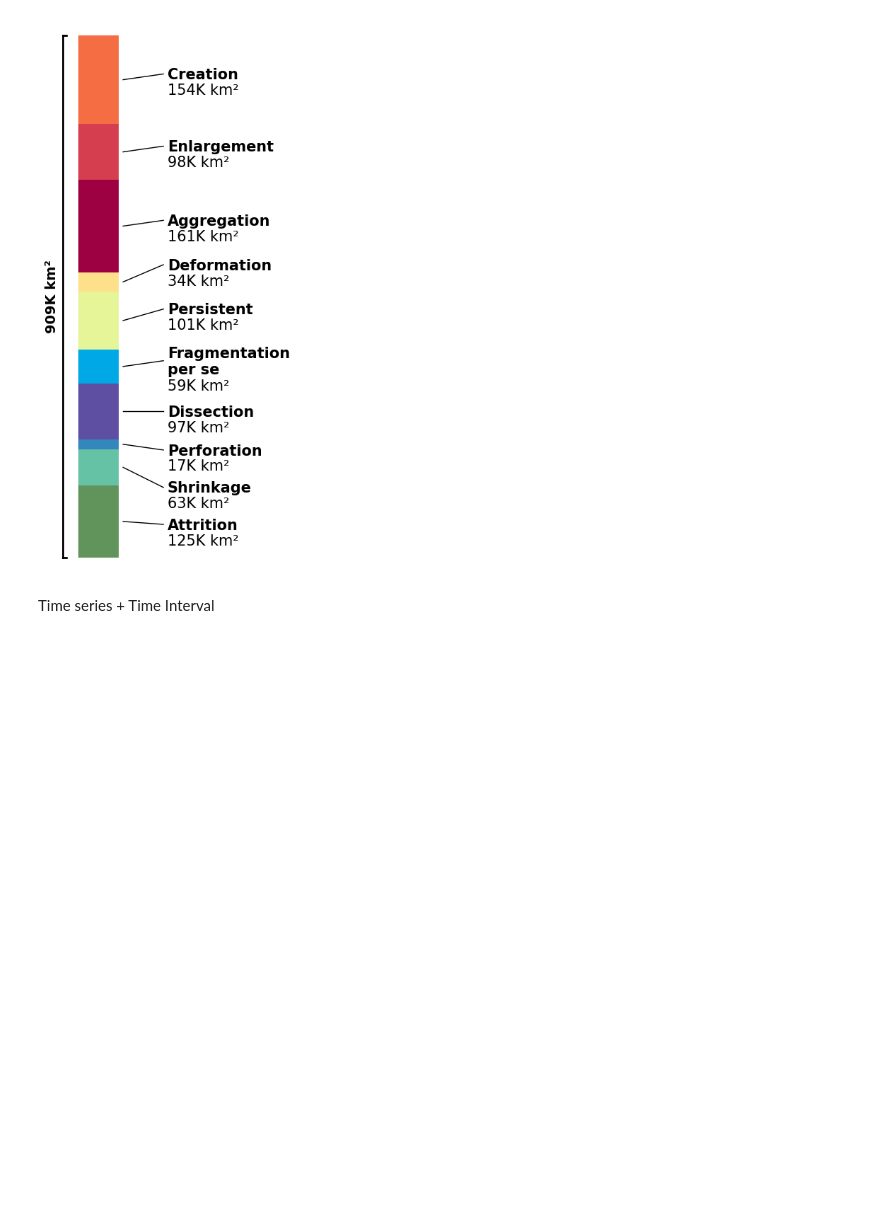
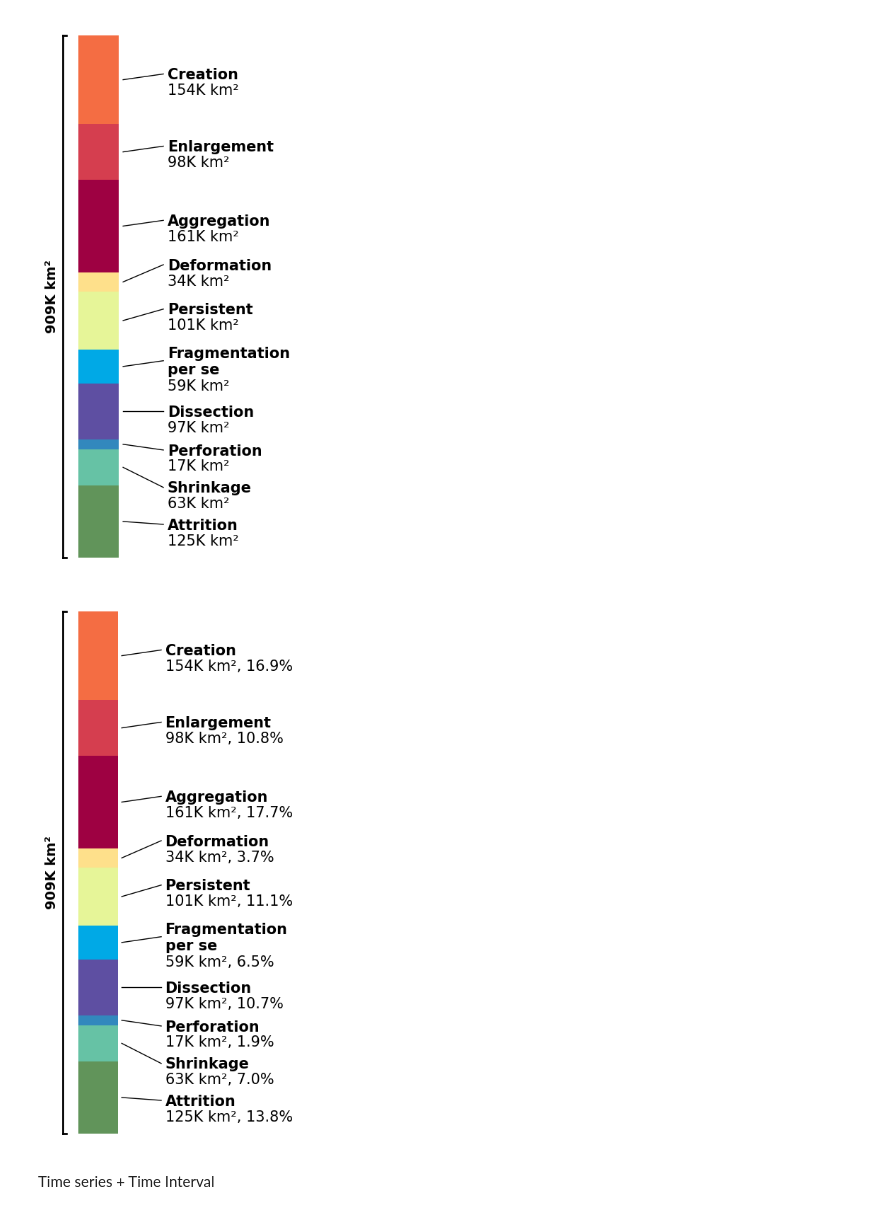
Before and after one commit to mschappert/typology, a Jupyter notebook: code/graphs.ipynb, the cells around one changed output. Drawn from its saved outputs; the diff is of its cells as text; code cells hidden in the pictures; blank space fills up the shorter version.

Commit message:
added TS graph with area and %cover

```diff
--- a/code/graphs.ipynb
+++ b/code/graphs.ipynb
@@ -655,6 +655,105 @@ plt.tight_layout()
 plt.show()
 # %% [output]
 [figure]
+# %%
+# Time series + area + percent cover
+df = pd.read_excel('/home/gisuser/code/data/typology_TS.xlsx', index_col=0)
+# Sum all columns to get total for each typology
+df_total = df.sum(axis=1)
+
+# Calculate total area for percent cover calculation
+total_sum = df_total.sum()
+
+colors = {
+    "Aggregation": "#9E0142",
+    "Attrition": "#61945A",
+    "Creation": "#F46D43",
+    "Dissection": "#5E4FA2",
+    "Fragmentation per se": "#00A9E6",
+    "Shrinkage": "#66C2A5",
+    "Perforation": "#3288BD",
+    "Enlargement": "#D53E4F",
+    "Persistent": "#E6F598",
+    "Deformation": "#FEE08B"
+}
+
+typology_order = [
+    "Attrition", "Shrinkage", "Perforation", "Dissection", "Fragmentation per se",
+    "Persistent", "Deformation",
+    "Aggregation", "Enlargement", "Creation"
+]
+
+fig, ax = plt.subplots(figsize=(4, 8))
+
+# Create single vertical bar
+bottom = 0
+for i, typ in enumerate(typology_order):
+    if typ in df_total.index:
+        value = df_total.loc[typ]
+
+        ax.bar(0, value, bottom=bottom, color=colors.get(typ, "#cccccc"), width=0.5, label=typ)
+
+        # Specific offsets for problematic labels
+        mid_point = bottom + value/2
+        if typ == "Deformation":
+            offset = 20000
+        elif typ == "Persistent":
+            offset = 10000
+        elif typ == "Dissection":
+            offset = -10000
+        elif i in [3]:
+            offset = 20000
+        elif typ == "Perforation":
+            offset = -20000
+        elif typ == "Shrinkage":
+            offset = -45000
+        elif typ == "Attrition":
+            offset = -15000
+        else:
+            offset = 0
+
+        label_y = mid_point + offset
+
+        # Add leader line pointing to upper part of text
+        ax.plot([0.3, 0.8], [mid_point, label_y + 10000], 'k-', linewidth=1)
+
+        display_name = typ.replace("Fragmentation per se", "Fragmentation\nper se")
+
+        # Format area with commas and calculate P_cover
+        area_km2 = value / 1000
+        area_str = f"{area_km2:,.0f}K km²"
+        p_cover = (value / total_sum) * 100
+        p_cover_str = f"{p_cover:.1f}%"
+
+        # Bold typology name
+        ax.text(0.85, label_y + 8000, display_name, va='center', ha='left', fontsize=15, weight='bold')
+        # Area and P_cover on one line with comma separator
+        number_offset = -35000 if typ == "Fragmentation per se" else -19000
+        ax.text(0.85, label_y + number_offset, f"{area_str}, {p_cover_str}",
+                va='center', ha='left', fontsize=15, weight='normal')
+
+        bottom += value  # stacks bars
+
+# Customized graph layout
+ax.set_yticks([])  # removes tick marks on both axes
+ax.plot([-0.45, -0.45], [0, total_sum], 'k-', linewidth=2)  # Vertical bracket line
+ax.plot([-0.45, -0.4], [0, 0], 'k-', linewidth=2)  # Bottom bracket
+ax.plot([-0.45, -0.4], [total_sum, total_sum], 'k-', linewidth=2)  # Top bracket
+ax.text(-0.5, total_sum/2, f'{total_sum/1000:.0f}K km²', rotation=90, va='center', ha='right', fontsize=14, weight="bold")
+ax.xaxis.set_visible(False)  # remove x axis line
+ax.set_ylim(-20000, total_sum + 20000)
+ax.set_xlim(-0.6, 2.5)
+
+# remove box around graph
+ax.spines['top'].set_visible(False)
+ax.spines['right'].set_visible(False)
+ax.spines['bottom'].set_visible(False)
+ax.spines['left'].set_visible(False)
+
+plt.tight_layout()
+plt.show()
+# %% [output]
+[figure, added]
 # %% [markdown]
 Time series + Time Interval
 # %%
```
Also changed, not shown: parts of 1 cell of this notebook, 1 other file.
